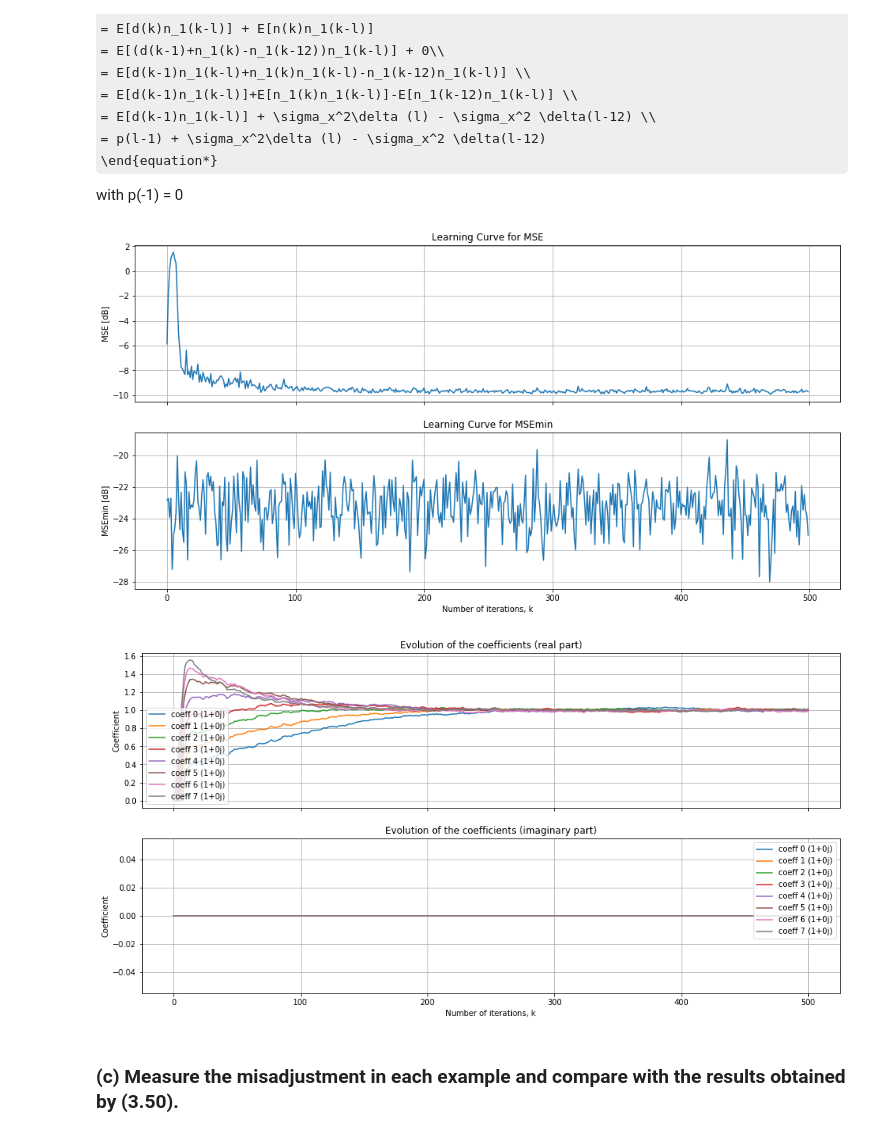
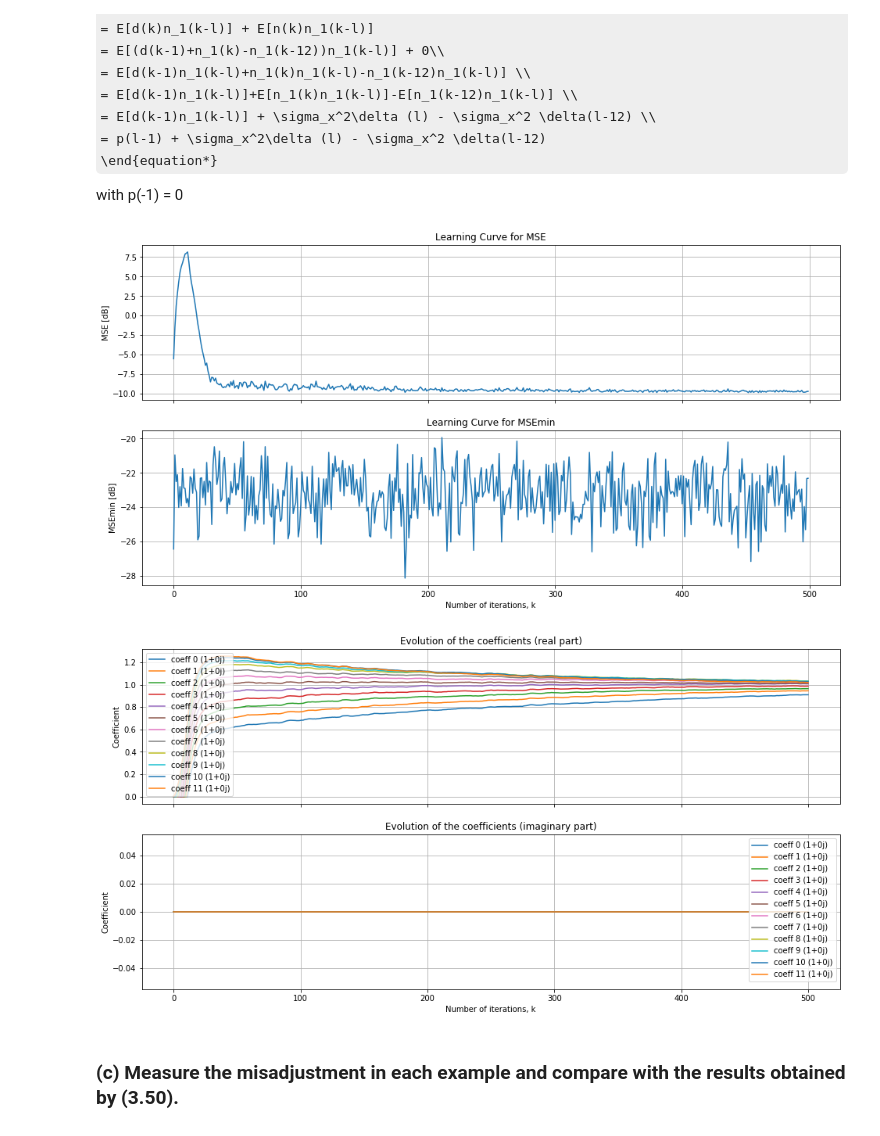
Before and after one commit to guedes-joaofelipe/adaptive-filtering, a Jupyter notebook: Notebooks/exercises_chap3.ipynb, the cells around one changed output. Drawn from its saved outputs; the diff is of its cells as text; code cells hidden in the pictures; some formulas as TeX source.

```diff
--- a/Notebooks/exercises_chap3.ipynb
+++ b/Notebooks/exercises_chap3.ipynb
@@ -166,13 +168,30 @@ if output_filepath is not None:
 # %% [markdown]
 ### (c) Plot the learning curves for the MSE and the iteration coeficients in a single run as well as for the average of 25 runs.
 # %%
-n_ensembles = 25   # number of realizations within the ensemble
+n_ensembles = 1   # number of realizations within the ensemble
 W = np.ones([n_ensembles, K+1, N])
 MSE = np.zeros([n_ensembles, K]) # MSE vector for each realization
 MSE_min = np.zeros([n_ensembles, K]) # Minimum MSE for each realization
 
 for ensemble in np.arange(n_ensembles):
-    lms = run_problem_2()
+    d = np.zeros([K]) # Desired signal
+    x = np.zeros([K+L])
+
+    n = np.sqrt(sigma_n2/2)*(np.random.normal(size=K+L)) # Noise signal
+    for k in np.arange(1, K):
+        x[k] = -0.85*x[k-1] + n[k]
+
+    prefixed_x = np.append(np.zeros([N-1]), x)
+    X_tapped = rolling_window(prefixed_x, N)
+
+    for k in np.arange(K):
+        d[k] = np.dot(np.conj(w_o), X_tapped[k])
+
+    init_coef = np.ones([N])
+    filter_order = N-1
+
+    lms = LMS(step=mu, filter_order=filter_order, init_coef=init_coef)
+    lms.fit(d, x[:k+1])
 
     W[ensemble] = np.real(lms.coef_vector)
     MSE[ensemble] = MSE[ensemble] + np.real(np.absolute(lms.error_vector)**2)
@@ -183,4 +202,4 @@ MSE_av = sum(MSE, 2)/n_ensembles
 MSEmin_av = np.sum(MSE_min, axis=0)/n_ensembles
 
 # Generating plots
-generate_learning_plots(K, N, MSE_av, MSEmin_av, W_av, w_o, output_filepath=output_filepath, algorithm='LMS')
+generate_learning_plots(K, N, MSE_av, MSEmin_av, W_av, w_o, output_filepath=output_filepath, algorithm='LMS_run'+str(n_ensembles))
@@ -260,7 +282,7 @@ sigma_x2 = .5
 R = sigma_x2*np.eye(N)
 print ('R: ', R)
 dirac = lambda l: 1 if l == 0 else 0
-p_func = lambda l: 0 if l < 0 else 0.9*p_func(l-1) + sigma_x*dirac(l)
+p_func = lambda l: 0 if l < 0 else 0.9*p_func(l-1) + sigma_x2*dirac(l)
 p = sigma_x2*np.array([p_func(l) for l in np.arange(N)])
 print ('p: ', p)
 w_o = np.dot(np.linalg.inv(R), p)
@@ -380,7 +402,7 @@ $R = \sigma_x^2 I_{N\times N} \rightarrow R^{-1} = \frac{1}{\sigma_x^2} I_{N\tim
 $0 < \mu < \frac{1}{\lambda_{max}} = \sigma_x^2 = 1$
 # %%
 output_filepath, N = './Outputs/Exercise_7/', 12
-output_filepath, N = './Outputs/Exercise_8/', 8
+# output_filepath, N = './Outputs/Exercise_8/', 8
 sigma_x2 = 1
 sigma_n2 = 10e-3
 R = sigma_x2*np.eye(N)
@@ -434,38 +460,38 @@ K = 500   # number of iterations (signal length)
 W = np.ones([n_ensembles, K+1, N], dtype=complex)
 MSE = np.zeros([n_ensembles, K]) # MSE vector for each realization
 MSE_min = np.zeros([n_ensembles, K]) # Minimum MSE for each realization
-div = 2
+div = 10
 mu = mu_max/div
 
 for ensemble in np.arange(n_ensembles):
     d = np.zeros([K]) # Desired signal
     n = np.sqrt(sigma_n2/2)*(np.random.normal(size=K)) # Noise signal
     x = np.sqrt(sigma_x2/2)*(np.random.uniform(size=K))
 #     x = (np.random.uniform(size=K))
 #     x = sigma_x2*(x-x.mean())/np.sqrt(x.var())
 
     prefixed_x = np.append(np.zeros([N-1]), x)
     X_tapped = rolling_window(prefixed_x, N)
 
     for k in np.arange(K):
         d[k] = np.dot(np.conj(w_o), X_tapped[k]) + n[k]
 
     lms = LMS(step=mu, filter_order=N-1, init_coef=np.zeros([N]))
     lms.fit(d, x)
 
     W[ensemble] = lms.coef_vector
     MSE[ensemble] = MSE[ensemble] + np.absolute(lms.error_vector)**2
     MSE_min[ensemble] = MSE_min[ensemble] + np.absolute(n)**2
 
 W_av = np.sum(W, axis=0)/n_ensembles
 MSE_av = sum(MSE, 2)/n_ensembles
 MSEmin_av = np.sum(MSE_min, axis=0)/n_ensembles
 
 # Generating plots
 generate_learning_plots(K, N, MSE_av, MSEmin_av, W_av, w_o, output_filepath=output_filepath, algorithm='LMS_mu_' + str(div))
 # %% [output]
-[figure, old version]
+[figure, new version]
-[figure, old version]
+[figure, new version]
 # %% [markdown]
 ### (c) Measure the misadjustment in each example and compare with the results obtained by (3.50).
 # %%
```
Also changed, not shown: parts of 11 cells of this notebook, 27 other files.
